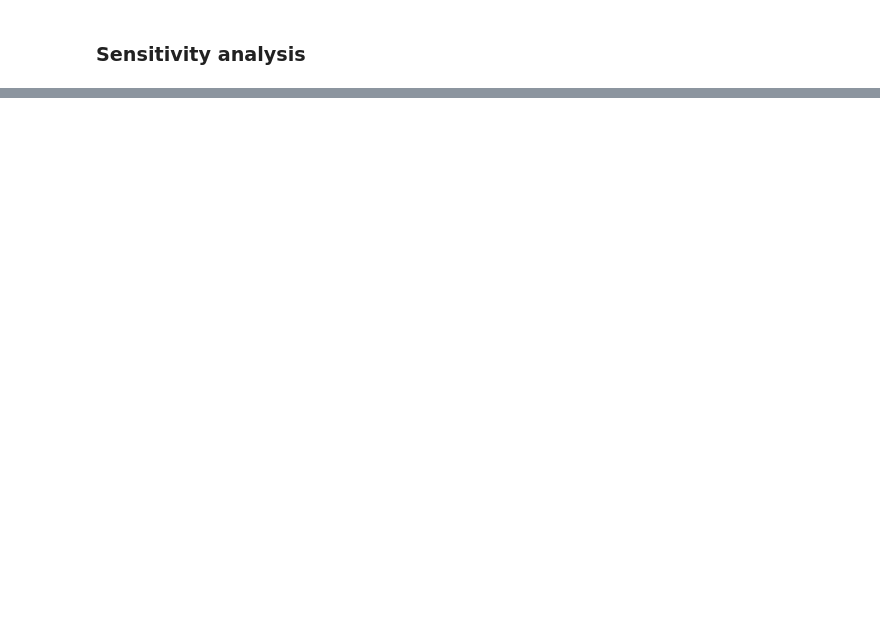
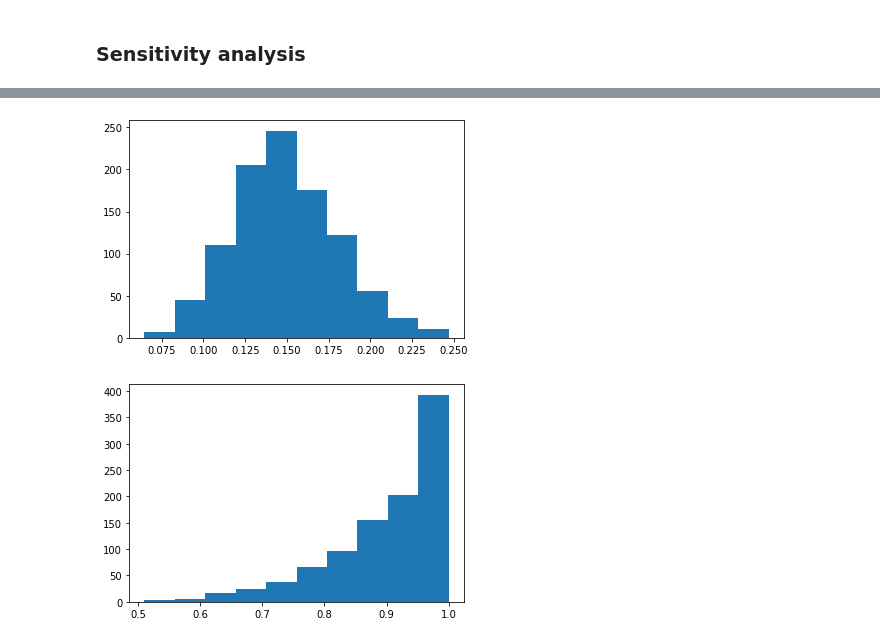
Before and after one commit to fridrichmrtn/churn-modeling, a Jupyter notebook: jupyters/profit-dev.ipynb, the cells around one changed output, grey strips where cells are left out. Cells and saved outputs as stored; diff of their text form; code cells hidden in the pictures; blank space fills up the shorter version.

```diff
--- a/jupyters/profit-dev.ipynb
+++ b/jupyters/profit-dev.ipynb
@@ -214,0 +226,9 @@ def maximum_expected_campaign_profit(exp_camp_profit):
+# %%
+import matplotlib.pyplot as plt
+fig = plt.figure()
+plt.hist(np.random.beta(20.05, 113.616, size=1000));
+fig = plt.figure()
+plt.hist(np.random.beta(9, 1, size=1000));
+# %% [output]
+[figure, added]
+[figure, added]
```
Also changed, not shown: parts of 9 cells of this notebook.
